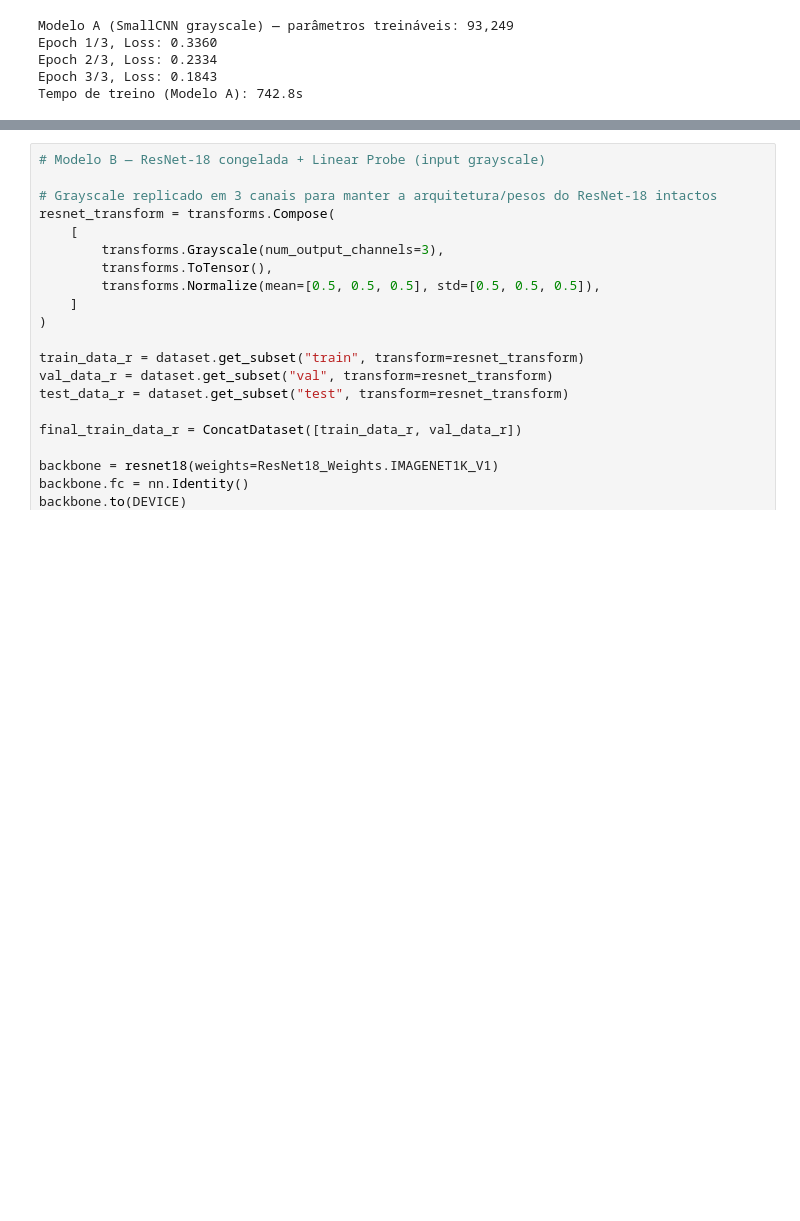
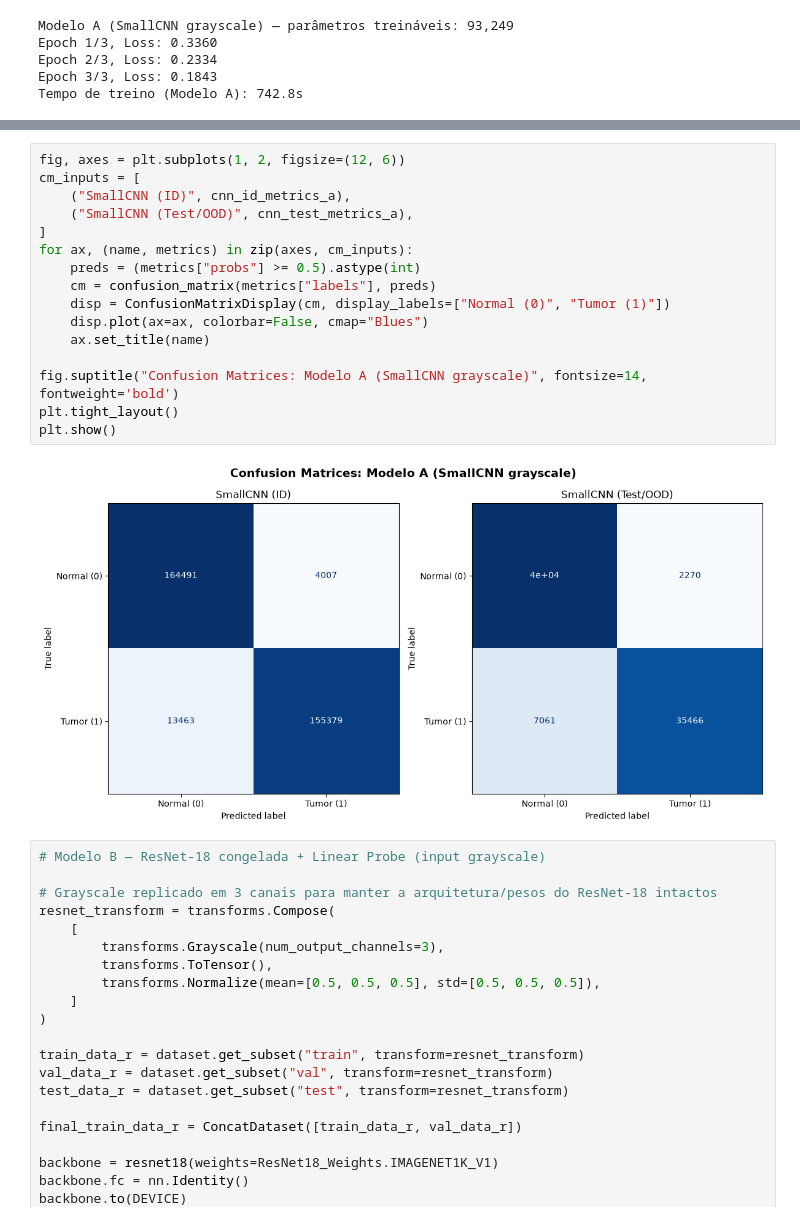
Before and after one commit to mariagabi-lustosa/Tarefa3_MC886, a Jupyter notebook: mc886_1s2026_assignment_3.ipynb, the cells around one changed output, grey strips where cells are left out. Drawn from its saved outputs; the diff is of its cells as text; blank space fills up the shorter version.

```diff
--- a/mc886_1s2026_assignment_3.ipynb
+++ b/mc886_1s2026_assignment_3.ipynb
@@ -1261,3 +1291,21 @@ Tempo de treino (Modelo A): 742.8s
+# %%
+fig, axes = plt.subplots(1, 2, figsize=(12, 6))
+cm_inputs = [
+    ("SmallCNN (ID)", cnn_id_metrics_a),
+    ("SmallCNN (Test/OOD)", cnn_test_metrics_a),
+]
+for ax, (name, metrics) in zip(axes, cm_inputs):
+    preds = (metrics["probs"] >= 0.5).astype(int)
+    cm = confusion_matrix(metrics["labels"], preds)
+    disp = ConfusionMatrixDisplay(cm, display_labels=["Normal (0)", "Tumor (1)"])
+    disp.plot(ax=ax, colorbar=False, cmap="Blues")
+    ax.set_title(name)
+
+fig.suptitle("Confusion Matrices: Modelo A (SmallCNN grayscale)", fontsize=14, fontweight='bold')
+plt.tight_layout()
+plt.show()
+# %% [output]
+[figure, added]
 # %%
 # Modelo B — ResNet-18 congelada + Linear Probe (input grayscale)
 
```
Also changed, not shown: parts of 1 cell of this notebook.
